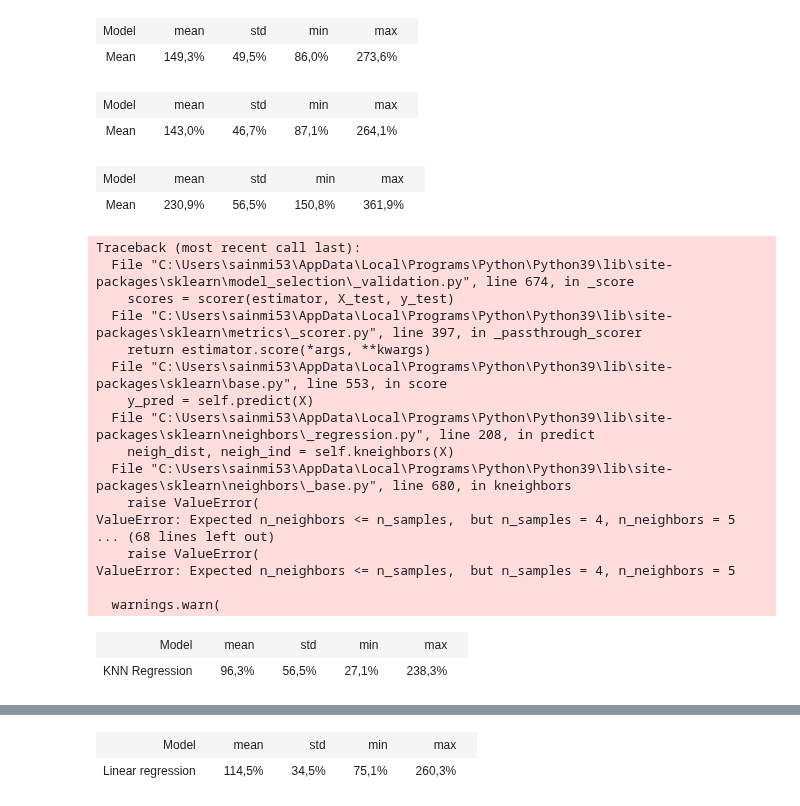
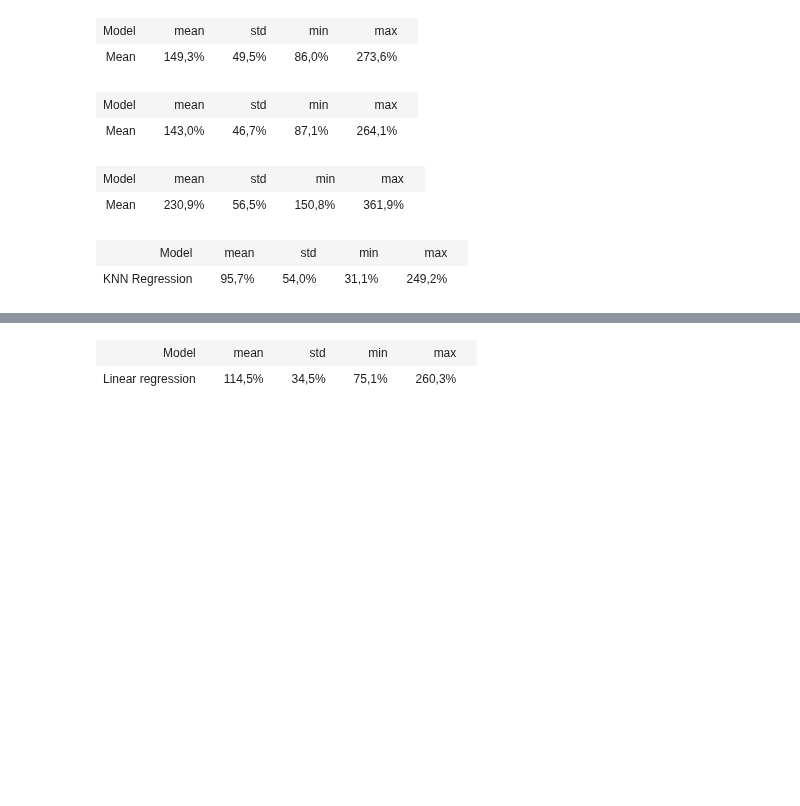
Before and after one commit to Miikkasna/cablepredictions, a Jupyter notebook: Area specific cable quantities.ipynb, the cells around one changed output, grey strips where cells are left out. Saved outputs shown, nothing was run; the diff lists cells and outputs as text; code cells hidden in the pictures; blank space fills up the shorter version.

Commit message:
area quantities grid search warning fixed

```diff
--- a/Area specific cable quantities.ipynb
+++ b/Area specific cable quantities.ipynb
@@ -496,15 +496,19 @@ for model_name in models.keys():
                 .format(s1,s2,area_type)
             )
             data = np.array(cursor.fetchall()).astype('float32')
-            if data.shape[0] < 5:
+            if data.shape[0] < 7:
                 continue
+            elif data.shape[0] < 10:
+                cv = LeavePOut(p)
+            else:
+                cv = 3
             X_train = data[:, [0]]
             y_train = data[:, -1]
             # normalize features
             scaler = pp.MinMaxScaler()
             X_train = scaler.fit_transform(X_train)
             # fit model
-            clf = GridSearchCV(model, {'n_neighbors':[1, 3, 5], 'weights': ['uniform', 'distance']})
+            clf = GridSearchCV(model, {'n_neighbors':[1, 3, 5], 'weights': ['uniform', 'distance']}, cv=cv)
             clf.fit(X_train, y_train)
             # get test data
             cursor.execute(
@@ -514,52 +518,35 @@ for model_name in models.keys():
                 " LEFT JOIN areas ON areas.project_id=area_dataset.project_id AND areas.area=area_dataset.area"
                 " WHERE area_dataset.project_id = {} OR area_dataset.project_id = {}"
                 " GROUP BY area_dataset.project_id, area_dataset.area, area_dataset.area_type, squares"
                 " ) cable_counts WHERE area_type='{}' AND squares IS NOT NULL"
                 .format(s1,s2,area_type)
             )
             data = np.array(cursor.fetchall()).astype('float32')
-            if data.shape[0] < 5:
+            if data.shape[0] < 1:
                 continue
             X_test = data[:, [0]]
             y = data[:, -1]
             # normalize features
             X_test = scaler.transform(X_test) #normalize features
             # predict
             preds = np.concatenate((preds, clf.predict(X_test)))
             y_test = np.concatenate((y_test, y))
 
 
         # calculate area predictions cv score
         if y_test.shape[0] > 0:
             score = mape(y_test, preds)
             scores.append(score)
 
     scores = np.array(scores)
     table_rows.append((model_name, scores.mean(), scores.std(), scores.min(), scores.max()))
     with open("static_area_specific_cable_quantities.txt", "a") as file_object:
         line = 'Area squares, Area type;Area specific cable quantity;pcs;{};{};{};{};{}\n'.format(model_name, scores.mean(), scores.std(), scores.min(), scores.max())
         file_object.write(line)
 display_table(table_rows)
 # %% [output]
-Traceback (most recent call last):
-  File "C:\Users\sainmi53\AppData\Local\Programs\Python\Python39\lib\site-packages\sklearn\model_selection\_validation.py", line 674, in _score
-    scores = scorer(estimator, X_test, y_test)
-  File "C:\Users\sainmi53\AppData\Local\Programs\Python\Python39\lib\site-packages\sklearn\metrics\_scorer.py", line 397, in _passthrough_scorer
-    return estimator.score(*args, **kwargs)
-  File "C:\Users\sainmi53\AppData\Local\Programs\Python\Python39\lib\site-packages\sklearn\base.py", line 553, in score
-    y_pred = self.predict(X)
-  File "C:\Users\sainmi53\AppData\Local\Programs\Python\Python39\lib\site-packages\sklearn\neighbors\_regression.py", line 208, in predict
-    neigh_dist, neigh_ind = self.kneighbors(X)
-  File "C:\Users\sainmi53\AppData\Local\Programs\Python\Python39\lib\site-packages\sklearn\neighbors\_base.py", line 680, in kneighbors
-    raise ValueError(
-ValueError: Expected n_neighbors <= n_samples,  but n_samples = 4, n_neighbors = 5
-... (68 lines left out)
-    raise ValueError(
-ValueError: Expected n_neighbors <= n_samples,  but n_samples = 4, n_neighbors = 5
-
-  warnings.warn(
 | Model |  | mean |  | std |  | min |  | max |  |
-| KNN Regression |  | 96,3% |  | 56,5% |  | 27,1% |  | 238,3% |  |
+| KNN Regression |  | 95,7% |  | 54,0% |  | 31,1% |  | 249,2% |  |
 # %%
 # Area specific cable quantities
 # Predictors:
```
Also changed, not shown: parts of 2 cells of this notebook, 1 other file.
